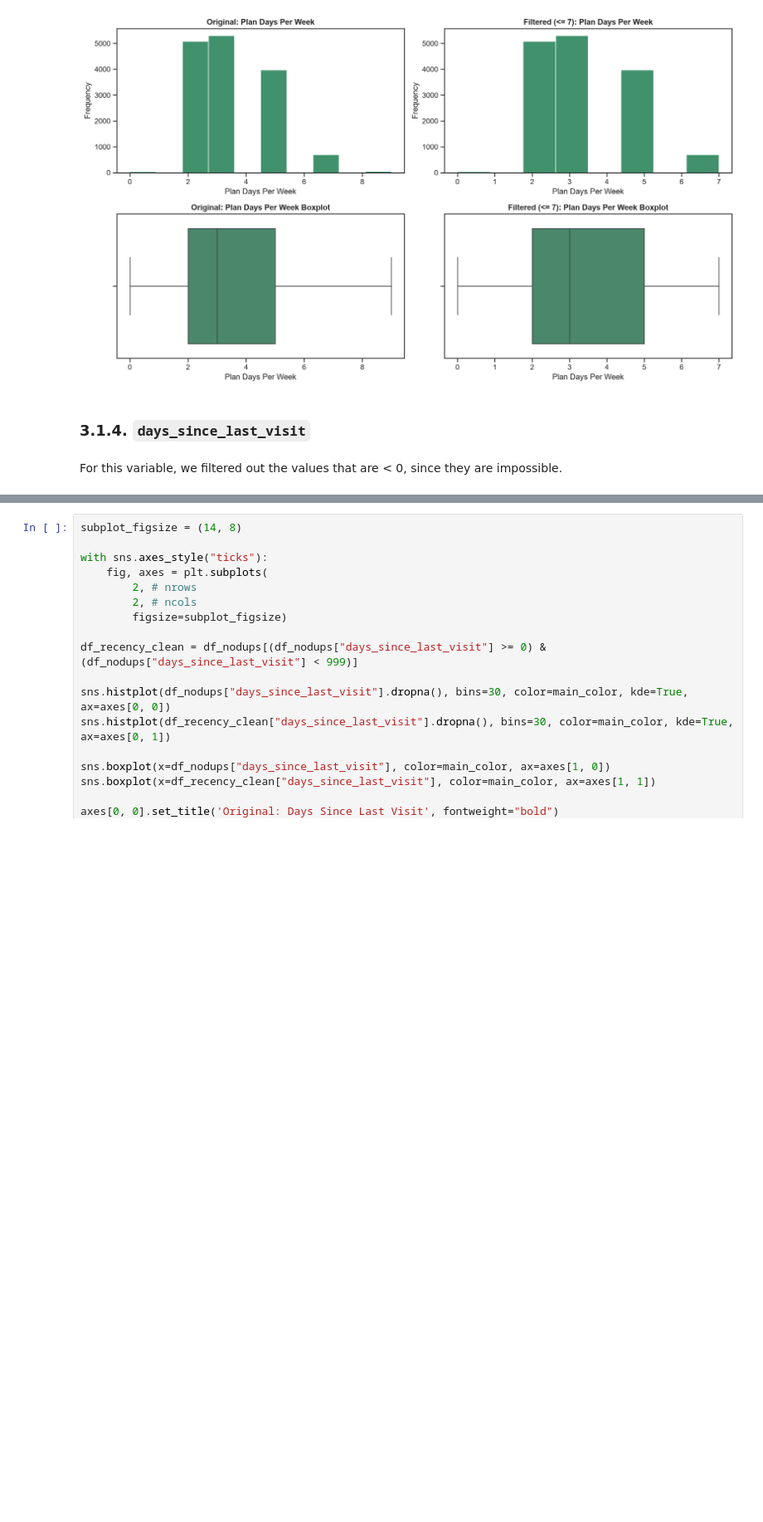
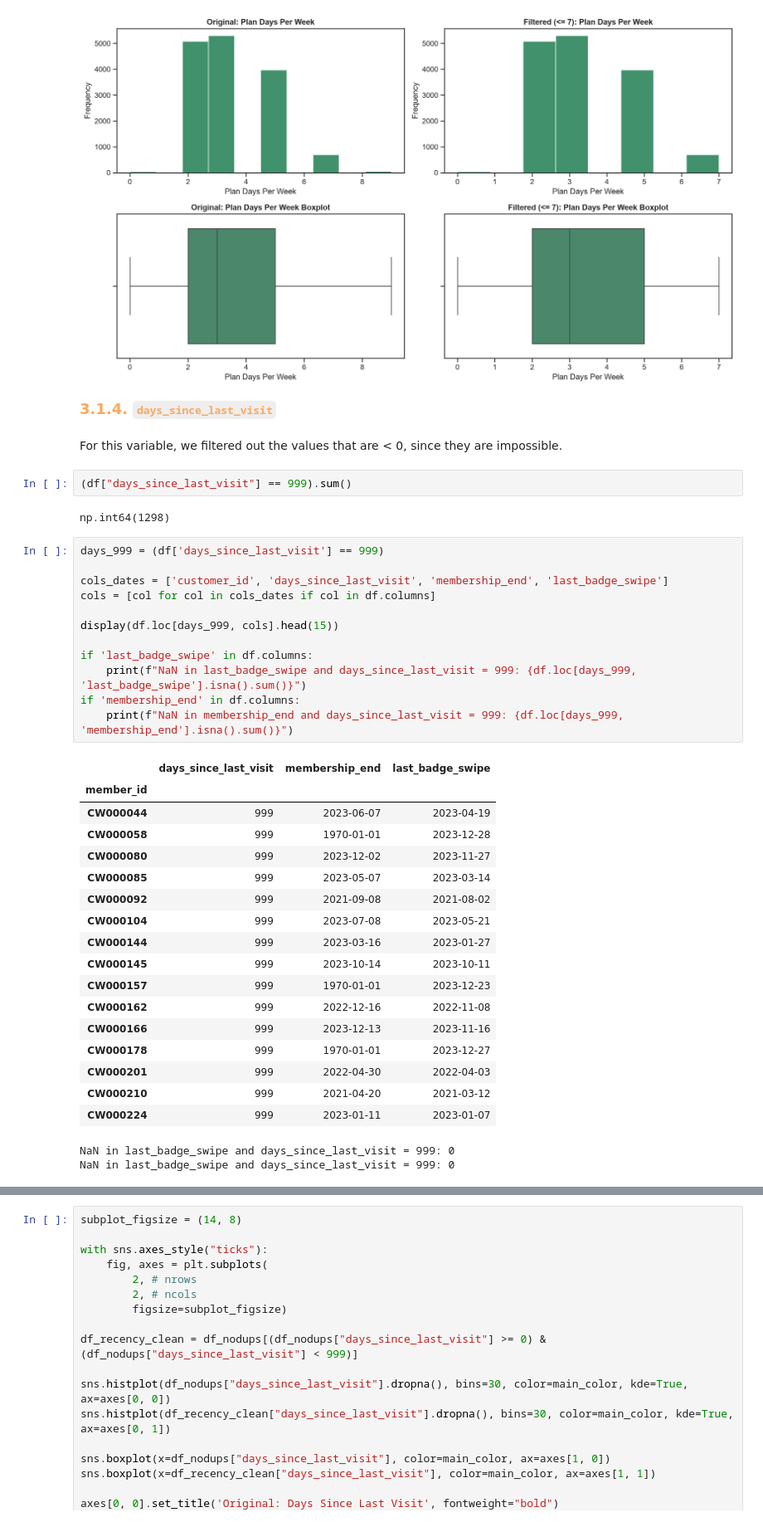
Before and after one commit to saradfalves/DM_Group20, a Jupyter notebook: notebooks/Group20_EDA_Code - editado.ipynb, the cells around one changed output, grey strips where cells are left out. Shown at 83% size. Cells and saved outputs as stored; diff of their text form; blank space fills up the shorter version.

```diff
--- a/notebooks/Group20_EDA_Code - editado.ipynb
+++ b/notebooks/Group20_EDA_Code - editado.ipynb
@@ -375,6 +434,42 @@ plt.show()
 # %% [output]
 [figure]
 # %% [markdown]
-### 3.1.4. `days_since_last_visit`
+<b><font size="4" color="#FAA85E">3.1.4. `days_since_last_visit`</font></b><br>
 # %% [markdown]
 For this variable, we filtered out the values that are < 0, since they are impossible.
+# %%
+(df["days_since_last_visit"] == 999).sum()
+# %% [output]
+np.int64(1298)
+# %%
+days_999 = (df['days_since_last_visit'] == 999)
+
+cols_dates = ['customer_id', 'days_since_last_visit', 'membership_end', 'last_badge_swipe']
+cols = [col for col in cols_dates if col in df.columns]
+
+display(df.loc[days_999, cols].head(15))
+
+if 'last_badge_swipe' in df.columns:
+    print(f"NaN in last_badge_swipe and days_since_last_visit = 999: {df.loc[days_999, 'last_badge_swipe'].isna().sum()}")
+if 'membership_end' in df.columns:
+    print(f"NaN in membership_end and days_since_last_visit = 999: {df.loc[days_999, 'membership_end'].isna().sum()}")
+# %% [output]
+|  | days_since_last_visit | membership_end | last_badge_swipe |
+| member_id |  |  |  |
+| CW000044 | 999 | 2023-06-07 | 2023-04-19 |
+| CW000058 | 999 | 1970-01-01 | 2023-12-28 |
+| CW000080 | 999 | 2023-12-02 | 2023-11-27 |
+| CW000085 | 999 | 2023-05-07 | 2023-03-14 |
+| CW000092 | 999 | 2021-09-08 | 2021-08-02 |
+| CW000104 | 999 | 2023-07-08 | 2023-05-21 |
+| CW000144 | 999 | 2023-03-16 | 2023-01-27 |
+| CW000145 | 999 | 2023-10-14 | 2023-10-11 |
+| CW000157 | 999 | 1970-01-01 | 2023-12-23 |
+| CW000162 | 999 | 2022-12-16 | 2022-11-08 |
+| CW000166 | 999 | 2023-12-13 | 2023-11-16 |
+| CW000178 | 999 | 1970-01-01 | 2023-12-27 |
+| CW000201 | 999 | 2022-04-30 | 2022-04-03 |
+| CW000210 | 999 | 2021-04-20 | 2021-03-12 |
+| CW000224 | 999 | 2023-01-11 | 2023-01-07 |
+NaN in last_badge_swipe and days_since_last_visit = 999: 0
+NaN in last_badge_swipe and days_since_last_visit = 999: 0
```
Also changed, not shown: parts of 41 cells of this notebook, 1 other file.
